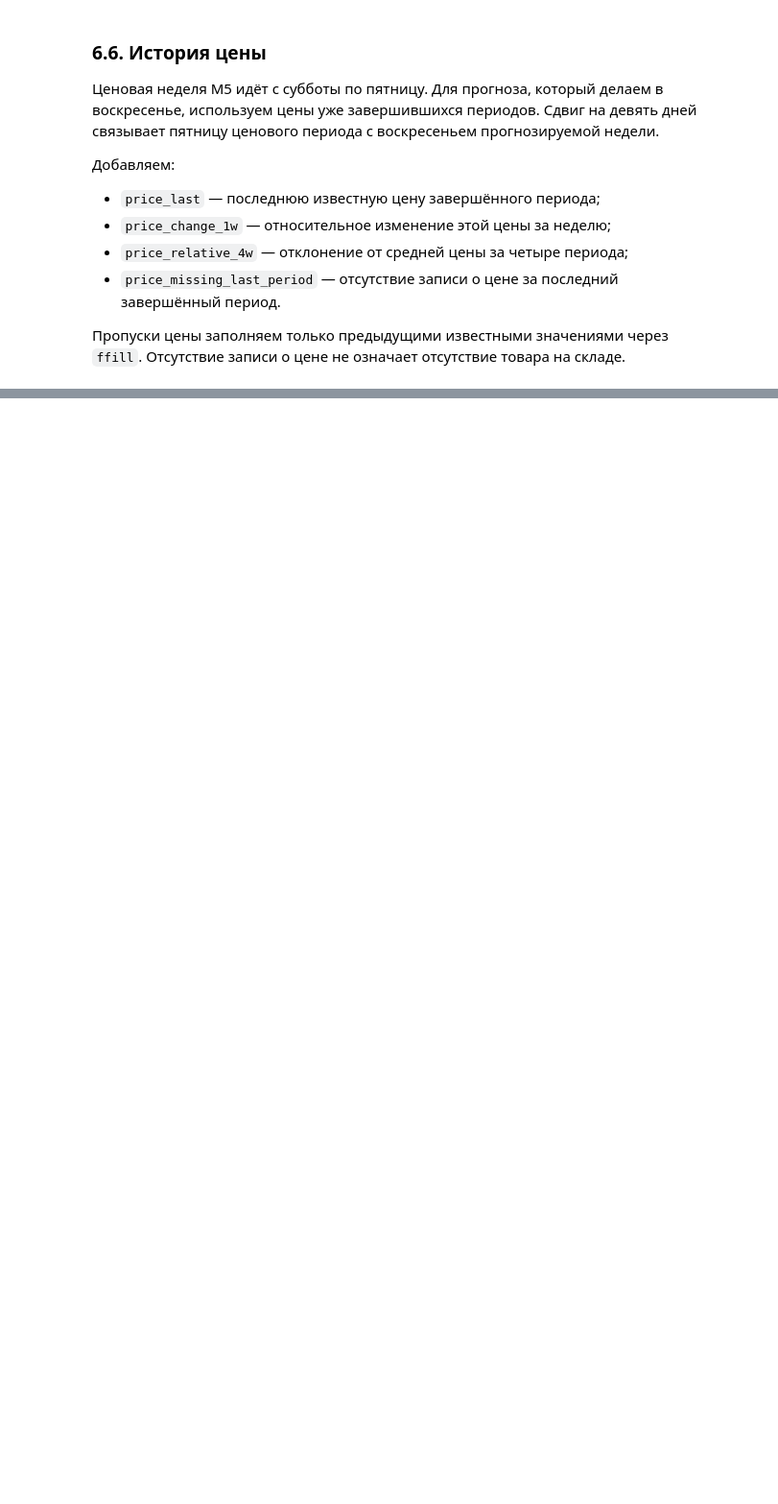
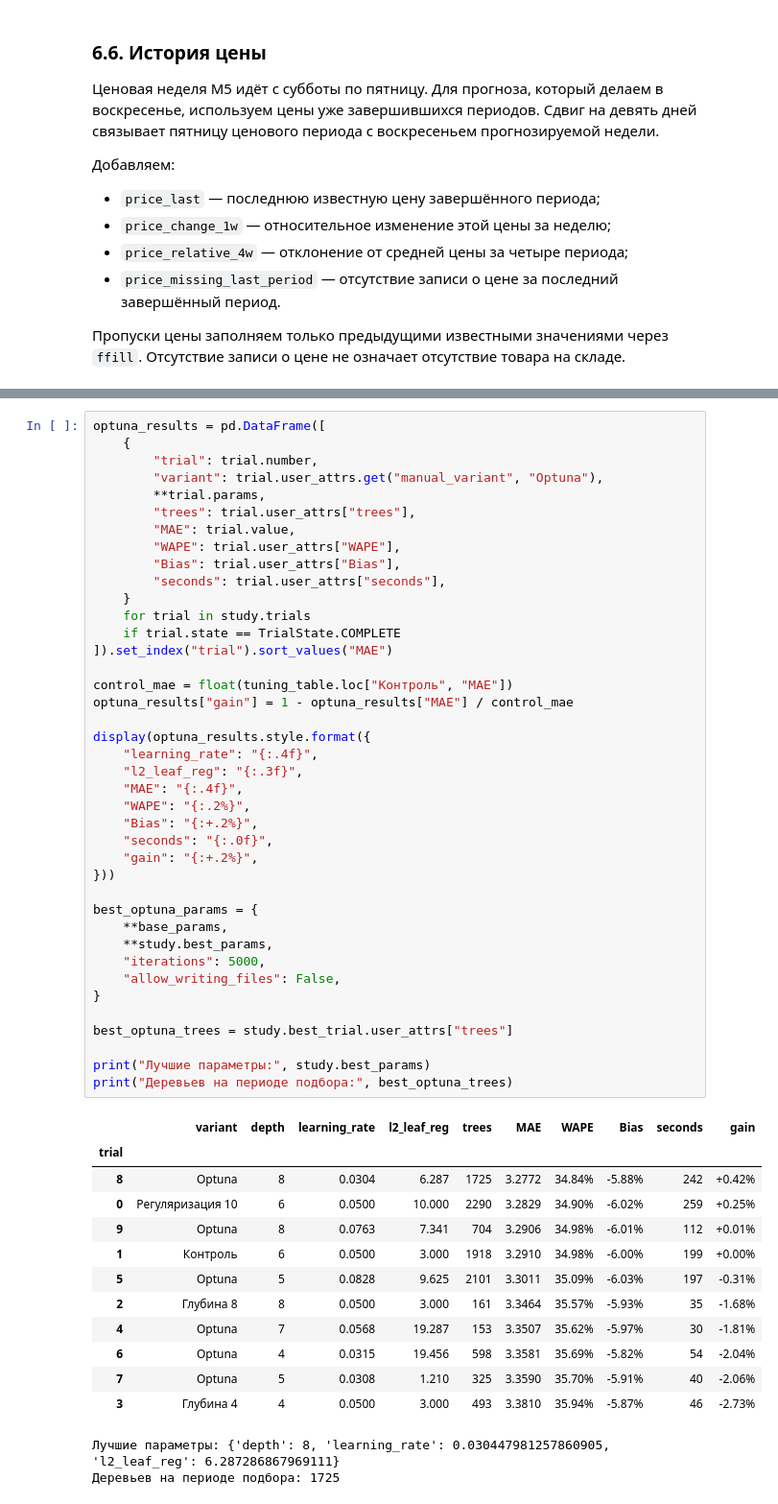
Before and after one commit to dannya220/demand-planner, a Jupyter notebook: notebooks/02_scaling.ipynb, the cells around one changed output, grey strips where cells are left out. Shown at 96% size. Cells and saved outputs as stored; diff of their text form; blank space fills up the shorter version.

```diff
--- a/notebooks/02_scaling.ipynb
+++ b/notebooks/02_scaling.ipynb
@@ -1067,0 +1746,55 @@ Shrink model to first 1127 iterations.
+# %%
+optuna_results = pd.DataFrame([
+    {
+        "trial": trial.number,
+        "variant": trial.user_attrs.get("manual_variant", "Optuna"),
+        **trial.params,
+        "trees": trial.user_attrs["trees"],
+        "MAE": trial.value,
+        "WAPE": trial.user_attrs["WAPE"],
+        "Bias": trial.user_attrs["Bias"],
+        "seconds": trial.user_attrs["seconds"],
+    }
+    for trial in study.trials
+    if trial.state == TrialState.COMPLETE
+]).set_index("trial").sort_values("MAE")
+
+control_mae = float(tuning_table.loc["Контроль", "MAE"])
+optuna_results["gain"] = 1 - optuna_results["MAE"] / control_mae
+
+display(optuna_results.style.format({
+    "learning_rate": "{:.4f}",
+    "l2_leaf_reg": "{:.3f}",
+    "MAE": "{:.4f}",
+    "WAPE": "{:.2%}",
+    "Bias": "{:+.2%}",
+    "seconds": "{:.0f}",
+    "gain": "{:+.2%}",
+}))
+
+best_optuna_params = {
+    **base_params,
+    **study.best_params,
+    "iterations": 5000,
+    "allow_writing_files": False,
+}
+
+best_optuna_trees = study.best_trial.user_attrs["trees"]
+
+print("Лучшие параметры:", study.best_params)
+print("Деревьев на периоде подбора:", best_optuna_trees)
+# %% [output]
+|  | variant | depth | learning_rate | l2_leaf_reg | trees | MAE | WAPE | Bias | seconds | gain |
+| trial |  |  |  |  |  |  |  |  |  |  |
+| 8 | Optuna | 8 | 0.0304 | 6.287 | 1725 | 3.2772 | 34.84% | -5.88% | 242 | +0.42% |
+| 0 | Регуляризация 10 | 6 | 0.0500 | 10.000 | 2290 | 3.2829 | 34.90% | -6.02% | 259 | +0.25% |
+| 9 | Optuna | 8 | 0.0763 | 7.341 | 704 | 3.2906 | 34.98% | -6.01% | 112 | +0.01% |
+| 1 | Контроль | 6 | 0.0500 | 3.000 | 1918 | 3.2910 | 34.98% | -6.00% | 199 | +0.00% |
+| 5 | Optuna | 5 | 0.0828 | 9.625 | 2101 | 3.3011 | 35.09% | -6.03% | 197 | -0.31% |
+| 2 | Глубина 8 | 8 | 0.0500 | 3.000 | 161 | 3.3464 | 35.57% | -5.93% | 35 | -1.68% |
+| 4 | Optuna | 7 | 0.0568 | 19.287 | 153 | 3.3507 | 35.62% | -5.97% | 30 | -1.81% |
+| 6 | Optuna | 4 | 0.0315 | 19.456 | 598 | 3.3581 | 35.69% | -5.82% | 54 | -2.04% |
+| 7 | Optuna | 5 | 0.0308 | 1.210 | 325 | 3.3590 | 35.70% | -5.91% | 40 | -2.06% |
+| 3 | Глубина 4 | 4 | 0.0500 | 3.000 | 493 | 3.3810 | 35.94% | -5.87% | 46 | -2.73% |
+Лучшие параметры: {'depth': 8, 'learning_rate': 0.030447981257860905, 'l2_leaf_reg': 6.287286867969111}
+Деревьев на периоде подбора: 1725
```
Also changed, not shown: parts of 61 cells of this notebook, 10 other files.
